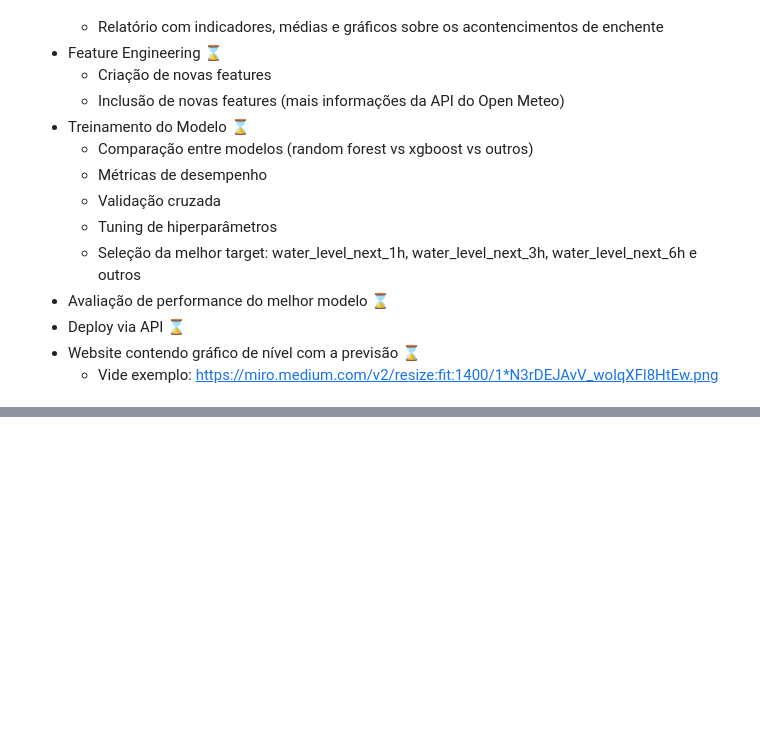
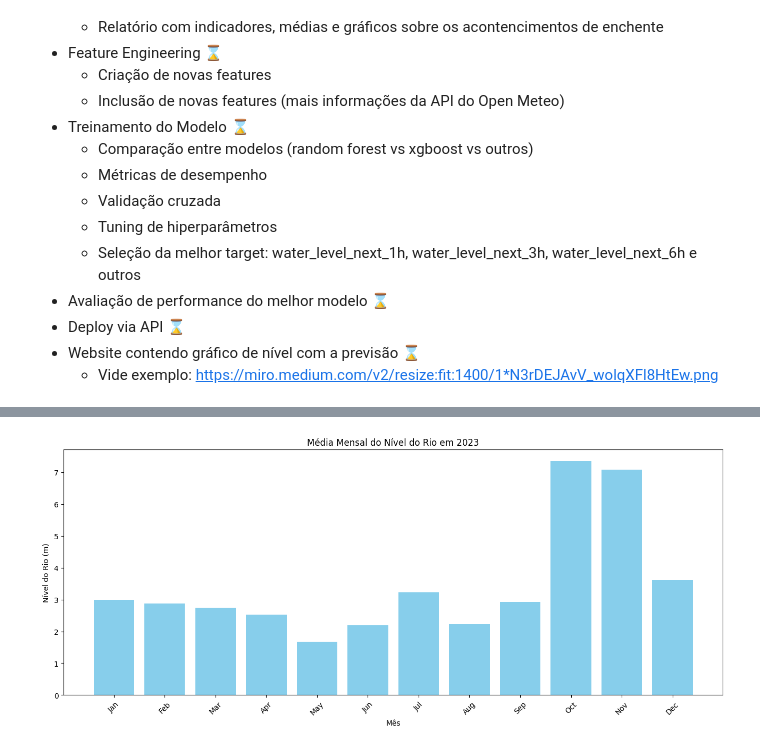
Before and after one commit to Migz2/Enchentes, a Jupyter notebook: notebooks/main.ipynb, the cells around one changed output, grey strips where cells are left out. Cells and saved outputs as stored; diff of their text form; code cells hidden in the pictures; blank space fills up the shorter version.

```diff
--- a/notebooks/main.ipynb
+++ b/notebooks/main.ipynb
@@ -29,8 +36,8 @@ sys.path.append(os.path.abspath(os.path.join(os.path.dirname('.'), '..')))
 from data.generate_data import generate
 # %%
 train_df = generate(
-    start_date="2025-03-31",
-    end_date="2025-04-06",
+    start_date="2019-01-01",
+    end_date="2024-12-31",
     type="train",
     save=False
 )
@@ -60,0 +79,6 @@ train_df.head()
+# %%
+# Calcular média do nível do rio por mês
+year_df = train_df[train_df['time'].dt.year == 2023]
+year_df['mes'] = year_df['time'].dt.month
+media_ano = year_df.groupby('mes')['water_level'].mean().reset_index()
+media_ano
@@ -60,0 +104,11 @@ train_df.head()
+# %%
+plt.bar(media_ano['mes'], media_ano['water_level'], color='skyblue')
+plt.xlabel('Mês')
+plt.ylabel('Nível do Rio (m)')
+plt.title('Média Mensal do Nível do Rio em 2023')
+plt.xticks(rotation=45)
+plt.xticks(media_ano['mes'], ['Jan', 'Feb', 'Mar', 'Apr', 'May', 'Jun', 'Jul', 'Aug', 'Sep', 'Oct', 'Nov', 'Dec'])
+plt.gcf().set_size_inches(16, 6)
+plt.show()
+# %% [output]
+[figure, added]
```
Also changed, not shown: parts of 10 cells of this notebook.
